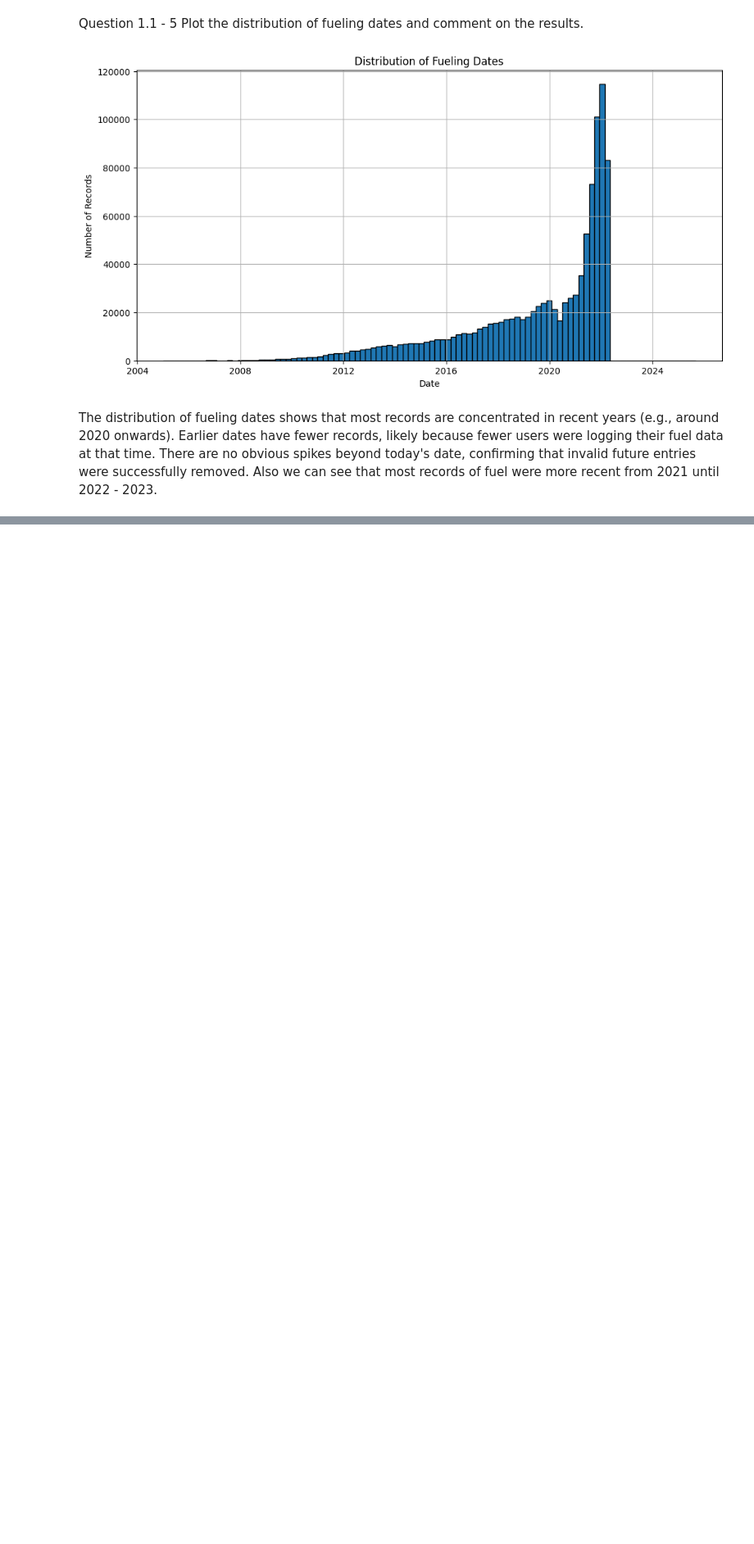
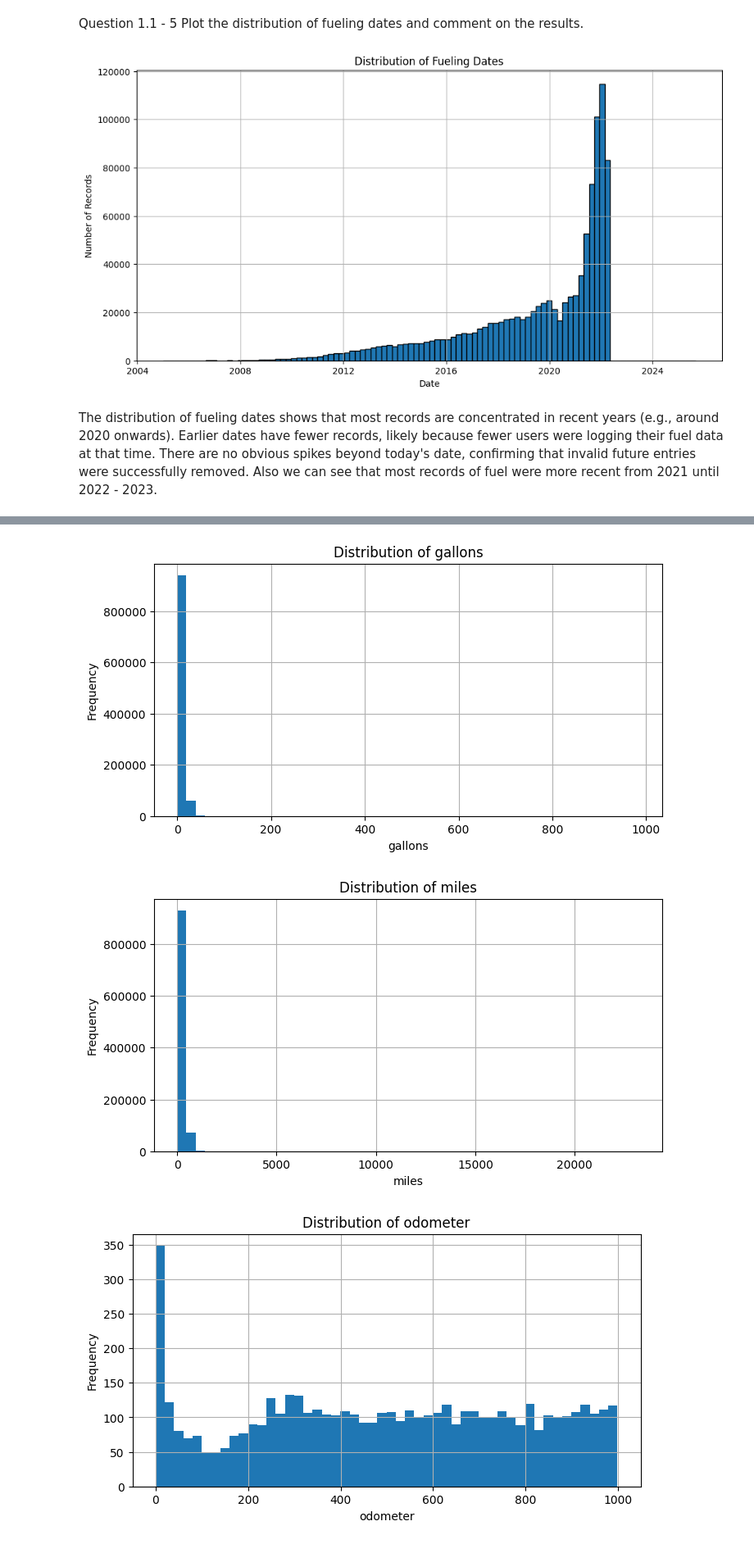
Before and after one commit to Ruaan1/DVE-Assignment, a Jupyter notebook: Notebook/Assignment1.ipynb, the cells around one changed output, grey strips where cells are left out. Shown: that part at 82% size. Drawn from its saved outputs; the diff is of its cells as text; code cells hidden in the pictures; blank space fills up the shorter version.

```diff
--- a/Notebook/Assignment1.ipynb
+++ b/Notebook/Assignment1.ipynb
@@ -116,0 +119,5 @@ The distribution of fueling dates shows that most records are concentrated in re
+# %%
+numeric_cols = ["gallons", "miles", "odometer", "mpg"]
+
+missing_percentages = df[numeric_cols].isna().mean() * 100
+print(missing_percentages)
@@ -116,0 +134,11 @@ The distribution of fueling dates shows that most records are concentrated in re
+# %%
+df[numeric_cols] = df[numeric_cols].apply(pd.to_numeric, errors='coerce')
+
+df.loc[df["mpg"].isna() & df["miles"].notna() & df["gallons"].notna(), "mpg"] = \
+    df["miles"] / df["gallons"]
+
+df.loc[df["miles"].isna() & df["mpg"].notna() & df["gallons"].notna(), "miles"] = \
+    df["mpg"] * df["gallons"]
+
+df.loc[df["gallons"].isna() & df["miles"].notna() & df["mpg"].notna(), "gallons"] = \
+    df["miles"] / df["mpg"]
@@ -116,0 +147,4 @@ The distribution of fueling dates shows that most records are concentrated in re
+# %%
+for col in numeric_cols:
+    df[col] = df[col].astype(str).str.replace(",", "", regex=True)
+    df[col] = pd.to_numeric(df[col], errors="coerce")
@@ -116,0 +153,14 @@ The distribution of fueling dates shows that most records are concentrated in re
+# %%
+import matplotlib.pyplot as plt
+
+for col in numeric_cols:
+    plt.figure(figsize=(8,4))
+    df[col].dropna().hist(bins=50)
+    plt.title(f"Distribution of {col}")
+    plt.xlabel(col)
+    plt.ylabel("Frequency")
+    plt.show()
+# %% [output]
+[figure, added]
+[figure, added]
+[figure, added]
```
Also changed, not shown: parts of 12 cells of this notebook, 1 other file.
